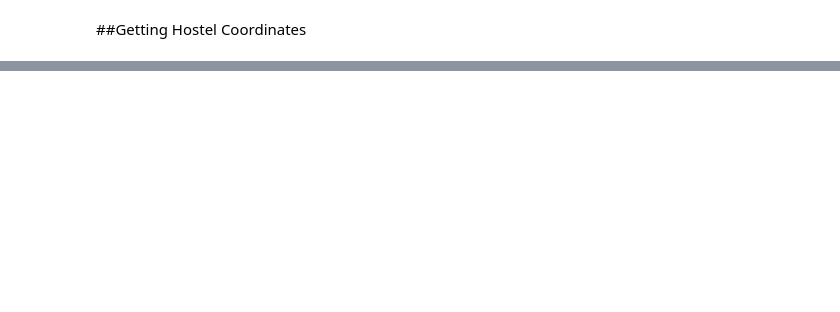
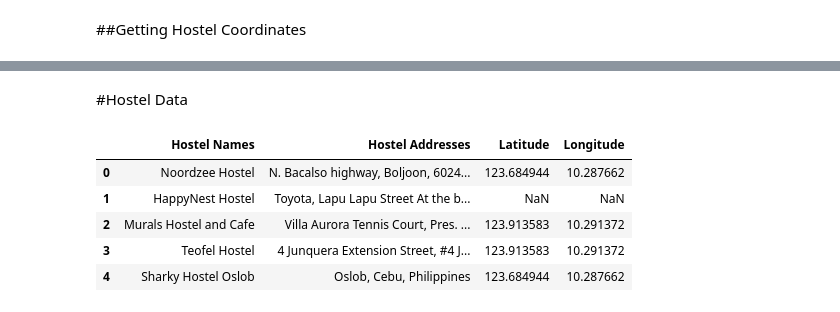
Before and after one commit to JefNtungila/Hostels-in-SEA, a Jupyter notebook: Hostels_in_the_Philippines.ipynb, the cells around one changed output, grey strips where cells are left out. Saved outputs shown, nothing was run; the diff lists cells and outputs as text; code cells hidden in the pictures; blank space fills up the shorter version.

```diff
--- a/Hostels_in_the_Philippines.ipynb
+++ b/Hostels_in_the_Philippines.ipynb
@@ -678,3 +1216,16 @@ addresses = ['N. Bacalso highway, Boljoon, 6024 Cebu, Philippines',
  'Pacifico, Siargao Island, San Isidro, 8421 Surigao del Norte, Philippines',
  'San Juan, Siquijor, Philippines',
  'Maite San Juan, Siquijor, Philippines']
+# %%
+%%time
+
+coord_list = []
+
+for item in addresses:
+  try:
+    a = Client.coordinates(item)
+    coord_list.append(a)
+  except:
+    coord_list.append('Coord NA')
+
+coord_list
@@ -680,0 +1235,5 @@ addresses = ['N. Bacalso highway, Boljoon, 6024 Cebu, Philippines',
+# %%
+dic =	{
+  'Coord NA': (np.NaN,np.NaN)}
+
+updated_coord_list = [ dic.get(item,item) for item in coord_list]
@@ -680,0 +1258,15 @@ addresses = ['N. Bacalso highway, Boljoon, 6024 Cebu, Philippines',
+# %% [markdown]
+#Hostel Data
+# %%
+
+
+hostel_data = pd.DataFrame({'Hostel Names': names, 'Hostel Addresses': addresses})
+hostel_data[['Latitude', 'Longitude']] = pd.DataFrame(updated_coord_list)
+hostel_data.head()
+# %% [output]
+|  | Hostel Names | Hostel Addresses | Latitude | Longitude |
+| 0 | Noordzee Hostel | N. Bacalso highway, Boljoon, 6024... | 123.684944 | 10.287662 |
+| 1 | HappyNest Hostel | Toyota, Lapu Lapu Street At the b... | NaN | NaN |
+| 2 | Murals Hostel and Cafe | Villa Aurora Tennis Court, Pres. ... | 123.913583 | 10.291372 |
+| 3 | Teofel Hostel | 4 Junquera Extension Street, #4 J... | 123.913583 | 10.291372 |
+| 4 | Sharky Hostel Oslob | Oslob, Cebu, Philippines | 123.684944 | 10.287662 |
```
Also changed, not shown: parts of 22 cells of this notebook.
